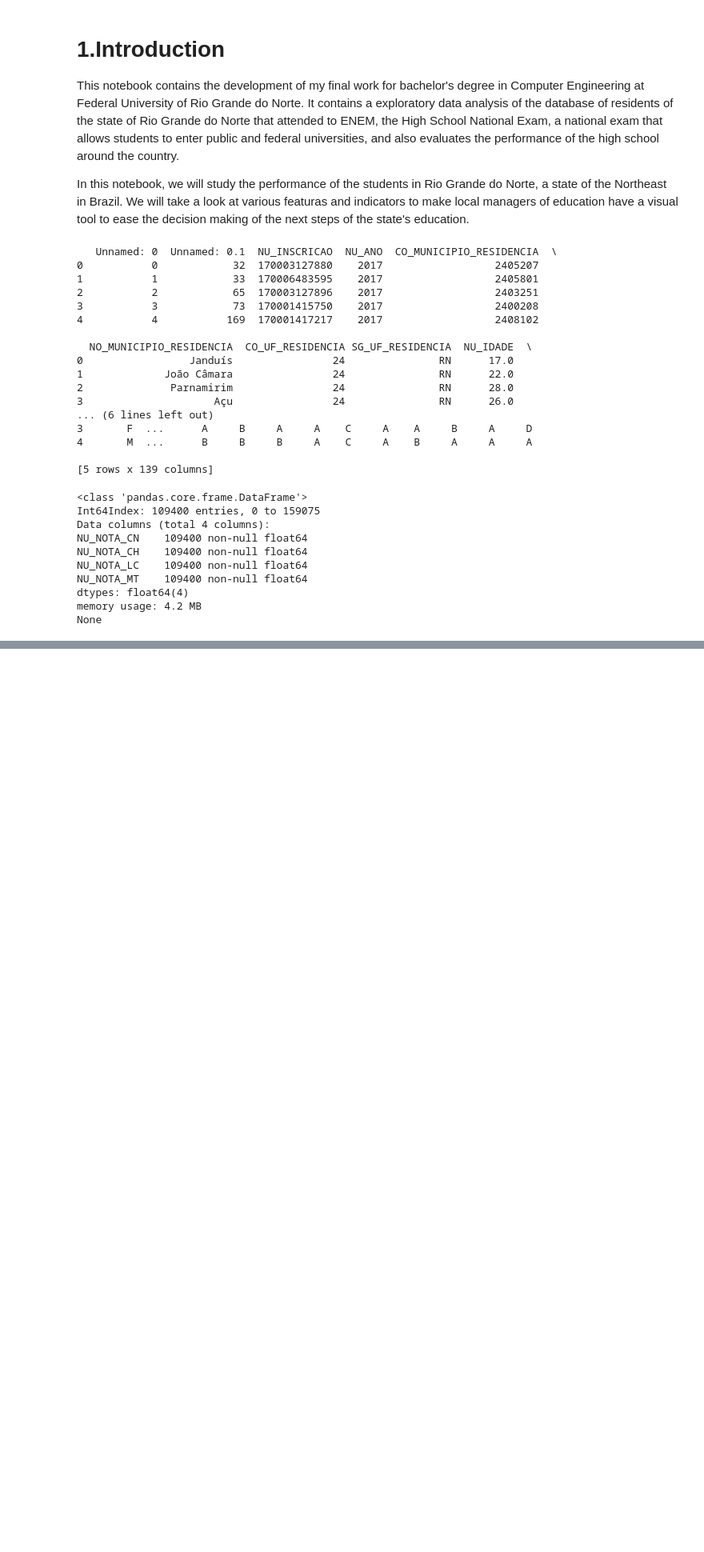
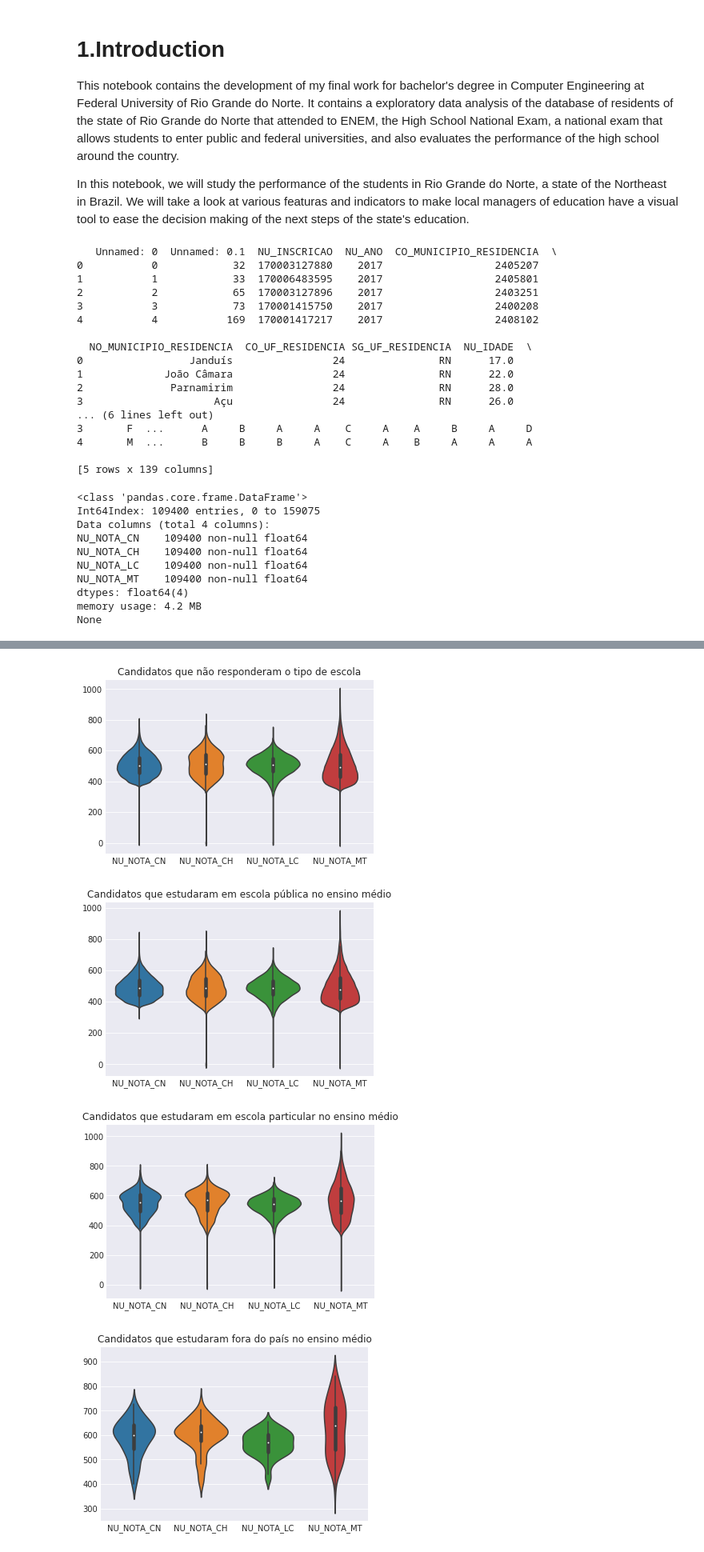
Before and after one commit to paulovictorcorreia/rn_enem_data_analysis, a Jupyter notebook: eda_enem_rn_2017.ipynb, the cells around one changed output, grey strips where cells are left out. Shown: that part at 80% size. Saved outputs shown, nothing was run; the diff lists cells and outputs as text; code cells hidden in the pictures; blank space fills up the shorter version.

```diff
--- a/eda_enem_rn_2017.ipynb
+++ b/eda_enem_rn_2017.ipynb
@@ -69,0 +96,37 @@ plt.show()
+# %%
+#Separando notas baseados no tipo de escola que a pessoa estudou
+grade_type_cols = grade_cols + ['TP_ESCOLA']
+grades_type_school = educ[grade_type_cols]
+
+tipo1 = grades_type_school[grades_type_school['TP_ESCOLA'] == 1].drop('TP_ESCOLA', axis=1)
+tipo2 = grades_type_school[grades_type_school['TP_ESCOLA'] == 2].drop('TP_ESCOLA', axis=1)
+tipo3 = grades_type_school[grades_type_school['TP_ESCOLA'] == 3].drop('TP_ESCOLA', axis=1)
+tipo4 = grades_type_school[grades_type_school['TP_ESCOLA'] == 4].drop('TP_ESCOLA', axis=1)
+# %%
+#ViolinPlot por tipo de escola que a pessoa estudou
+size_plots = 0.5
+
+plt.figure()
+sns.violinplot(data=tipo1)
+plt.title('Candidatos que não responderam o tipo de escola')
+
+plt.figure()
+sns.violinplot(data=tipo2)
+plt.title('Candidatos que estudaram em escola pública no ensino médio')
+
+plt.figure()
+sns.violinplot(data=tipo3)
+plt.title('Candidatos que estudaram em escola particular no ensino médio')
+
+plt.figure()
+sns.violinplot(data=tipo4)
+plt.title('Candidatos que estudaram fora do país no ensino médio')
+
+plt.subplots_adjust(
+    hspace=0.5, wspace=0.5)
+plt.show()
+# %% [output]
+[figure, added]
+[figure, added]
+[figure, added]
+[figure, added]
```
Also changed, not shown: parts of 3 cells of this notebook, 3 other files.
